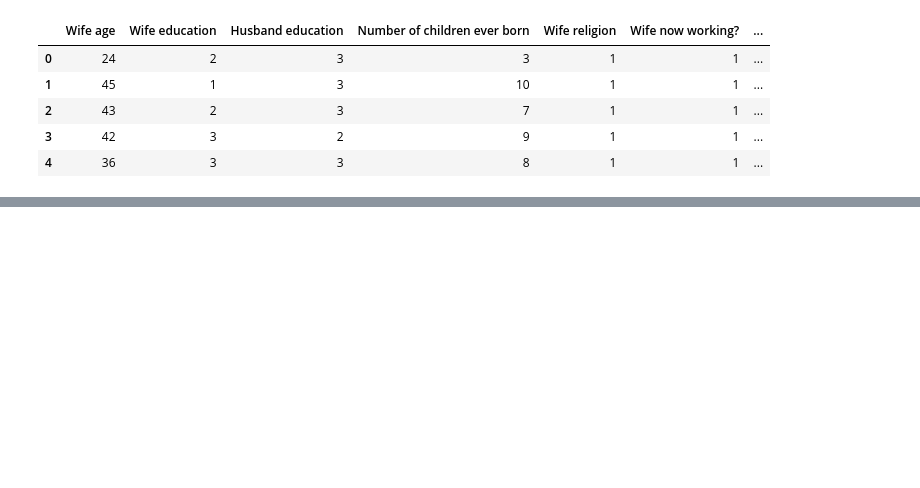
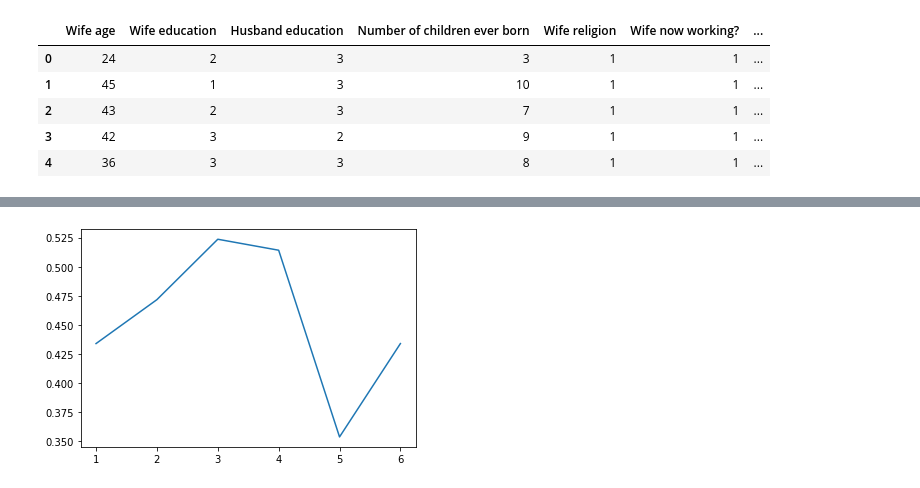
Before and after one commit to MLDMXM2017/Data-Mining-Theory-and-Application, a Jupyter notebook: Chapter 3/mixed-sfs-master/demo.ipynb, the cells around one changed output, grey strips where cells are left out. Drawn from its saved outputs; the diff is of its cells as text; code cells hidden in the pictures; blank space fills up the shorter version.

```diff
--- a/Chapter 3/mixed-sfs-master/demo.ipynb
+++ b/Chapter 3/mixed-sfs-master/demo.ipynb
@@ -61,0 +133,22 @@ featureWeights = sfs.selectFeatures(inData=train , maxNumClusters = 3)
+# %%
+predictors3 = pd.DataFrame(train2,columns=['SCALED VARIANCE(MAJOR AXIS)',"COMPACTNESS","MAX.LENGTH RECTANGULARITY" ])
+# %%
+predictors4 = pd.DataFrame(train2,columns=['SCALED RADIUS OF GYRATION',"RADIUS RATIO","HOLLOWS RATIO" ])
+# %%
+predictors5 = pd.DataFrame(train2,columns=['KURTOSIS ABOUT(MAJOR AXIS)',"SKEWNESS ABOUT(MINOR AXIS)","KURTOSIS ABOUT(MINOR AXIS)" ])
+# %%
+predictors6 = pd.DataFrame(train2,columns=['SKEWNESS ABOUT(MAJOR AXIS)',"PR.AXIS ASPECT RATIO","MAX.LENGTH ASPECT RATIO" ])
+# %%
+score = []
+for X in [predictors1,predictors2,predictors3,predictors4,predictors5,predictors6]:
+    X_train,X_test,y_train,y_test = model_selection.train_test_split(X, y, test_size = 0.25, random_state = 1234)
+    nolinear_svc = svm.SVC(kernel='rbf')
+    nolinear_svc.fit(X_train,y_train)
+    pred_svc = nolinear_svc.predict(X_test)
+    score += [metrics.accuracy_score(y_test,pred_svc)]
+importent = [1,2,3,4,5,6]
+plt.plot(importent, score)
+
+plt.show()
+# %% [output]
+[figure, added]
```
Also changed, not shown: parts of 9 cells of this notebook, 2 other files.
